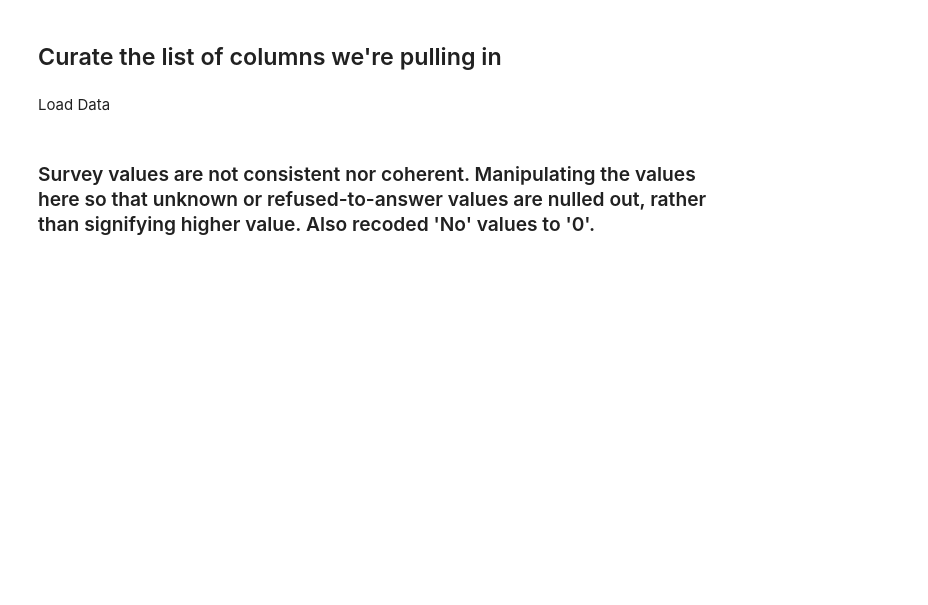
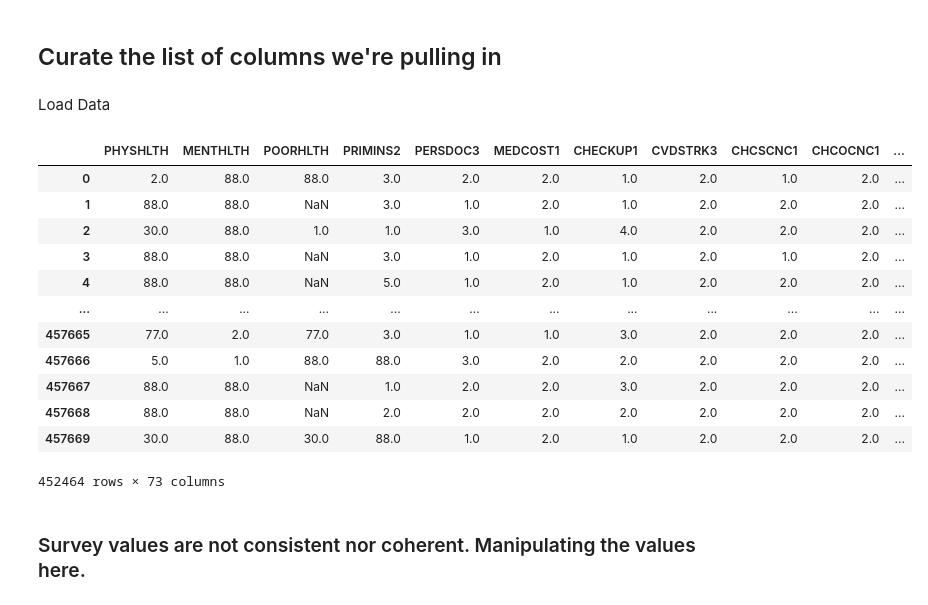
Before and after one commit to mfebus/predicting-myocardial-infarction, a Jupyter notebook: notebook/1. Import and Process.ipynb, the cells around one changed output. Saved outputs shown, nothing was run; the diff lists cells and outputs as text; code cells hidden in the pictures; blank space fills up the shorter version.

```diff
--- a/notebook/1. Import and Process.ipynb
+++ b/notebook/1. Import and Process.ipynb
@@ -31,6 +87,7 @@ socioeconomic_cols = [
     'SDHBILLS',     # Unable to pay bills — financial stress marker
     'SDHTRNSP',     # Transportation barriers — affects healthcare access
     'HOWSAFE1',     # Perceived neighborhood safety
+    'PRIMINS2',     # Healthcare Coverage
 ]
 
 # --- General Health Status ---
@@ -46,13 +103,11 @@ health_status_cols = [
 cardiovascular_cols = [
     'CVDSTRK3',     # History of stroke — strong CV risk marker
     '_RFBMI5',      # Overweight/obese flag
-    '_BMI5',        # Continuous BMI — more informative than binary flag
 ]
 
 # --- Diabetes (strong MI risk factor) ---
 diabetes_cols = [
     'DIABETE4',     # Ever told had diabetes
-    'PREDIAB2',     # Pre-diabetes or borderline diabetes
     'DIABTYPE',     # Type 1 or Type 2
     'INSULIN1',     # Currently on insulin — severity proxy
     'FEETSORE',     # Foot sores — diabetes complication proxy
@@ -161,4 +216,4 @@ Load Data
 curated_cols = target + treatment + demographic_cols + socioeconomic_cols + health_status_cols + cardiovascular_cols + diabetes_cols + smoking_cols + alcohol_cols + comorbidity_cols + mental_health_cols + functional_cols + healthcare_access_cols + preventive_cols + diet_cols + ace_cols + cognitive_cols + body_cols + geography_cols
 # %%
 import_path = '/work/BRFSS_Dataset_2024.csv'
-df = pd.read_csv(import_path, usecols=curated_cols)
+df_raw = pd.read_csv(import_path, usecols=curated_cols)
@@ -167,2 +220,20 @@ df
+# %%
+# Remove rows with nan for MICHD. Only removes ~300 records
+df = df_raw[~df_raw['_MICHD'].isna()].copy()
+df
+# %% [output]
+|  | PHYSHLTH | MENTHLTH | POORHLTH | PRIMINS2 | PERSDOC3 | MEDCOST1 | CHECKUP1 | CVDSTRK3 | CHCSCNC1 | CHCOCNC1 | ... |
+| 0 | 2.0 | 88.0 | 88.0 | 3.0 | 2.0 | 2.0 | 1.0 | 2.0 | 1.0 | 2.0 | ... |
+| 1 | 88.0 | 88.0 | NaN | 3.0 | 1.0 | 2.0 | 1.0 | 2.0 | 2.0 | 2.0 | ... |
+| 2 | 30.0 | 88.0 | 1.0 | 1.0 | 3.0 | 1.0 | 4.0 | 2.0 | 2.0 | 2.0 | ... |
+| 3 | 88.0 | 88.0 | NaN | 3.0 | 1.0 | 2.0 | 1.0 | 2.0 | 1.0 | 2.0 | ... |
+| 4 | 88.0 | 88.0 | NaN | 5.0 | 1.0 | 2.0 | 1.0 | 2.0 | 2.0 | 2.0 | ... |
+| ... | ... | ... | ... | ... | ... | ... | ... | ... | ... | ... | ... |
+| 457665 | 77.0 | 2.0 | 77.0 | 3.0 | 1.0 | 1.0 | 3.0 | 2.0 | 2.0 | 2.0 | ... |
+| 457666 | 5.0 | 1.0 | 88.0 | 88.0 | 3.0 | 2.0 | 2.0 | 2.0 | 2.0 | 2.0 | ... |
+| 457667 | 88.0 | 88.0 | NaN | 1.0 | 2.0 | 2.0 | 3.0 | 2.0 | 2.0 | 2.0 | ... |
+| 457668 | 88.0 | 88.0 | NaN | 2.0 | 2.0 | 2.0 | 2.0 | 2.0 | 2.0 | 2.0 | ... |
+| 457669 | 30.0 | 88.0 | 30.0 | 88.0 | 1.0 | 2.0 | 1.0 | 2.0 | 2.0 | 2.0 | ... |
+452464 rows × 73 columns
 # %% [markdown]
-### Survey values are not consistent nor coherent\. Manipulating the values here so that unknown or refused\-to\-answer values are nulled out, rather than signifying higher value\. Also recoded 'No' values to '0'\.
+### Survey values are not consistent nor coherent\. Manipulating the values here\.
```
Also changed, not shown: parts of 42 cells of this notebook, 1 other file.
